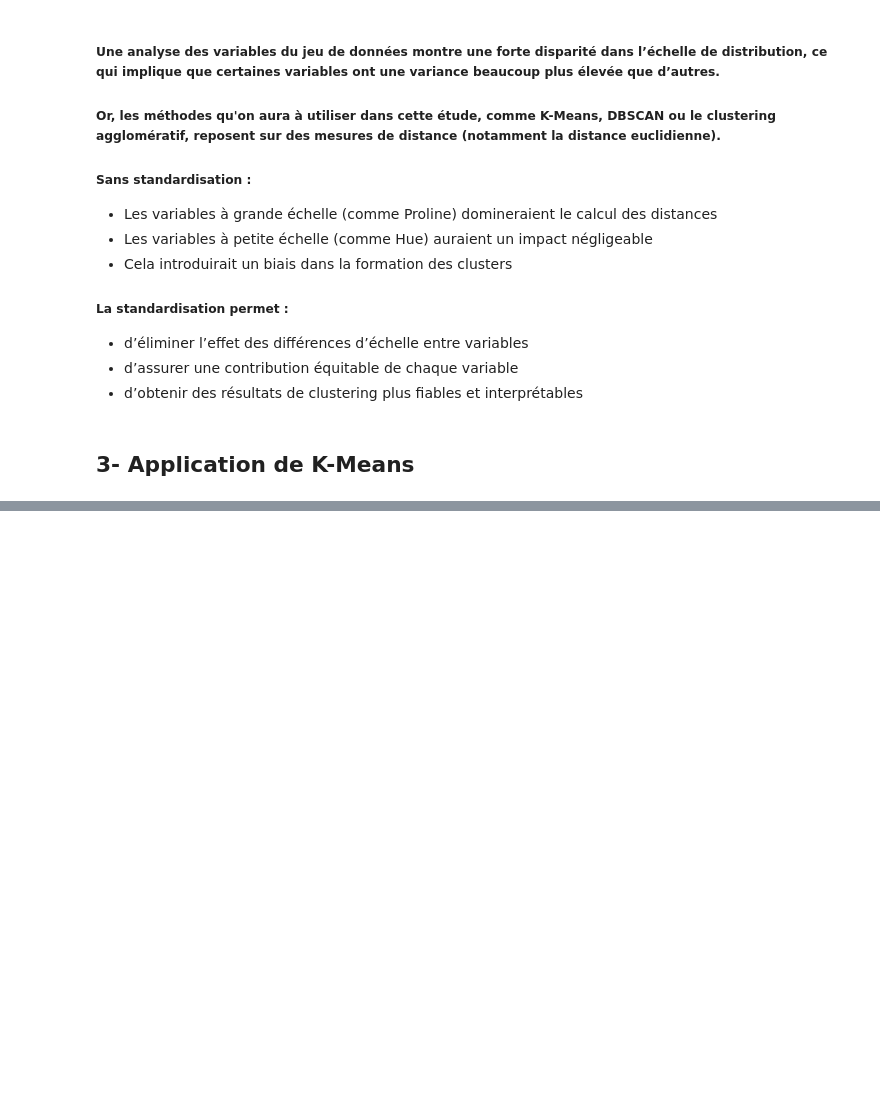
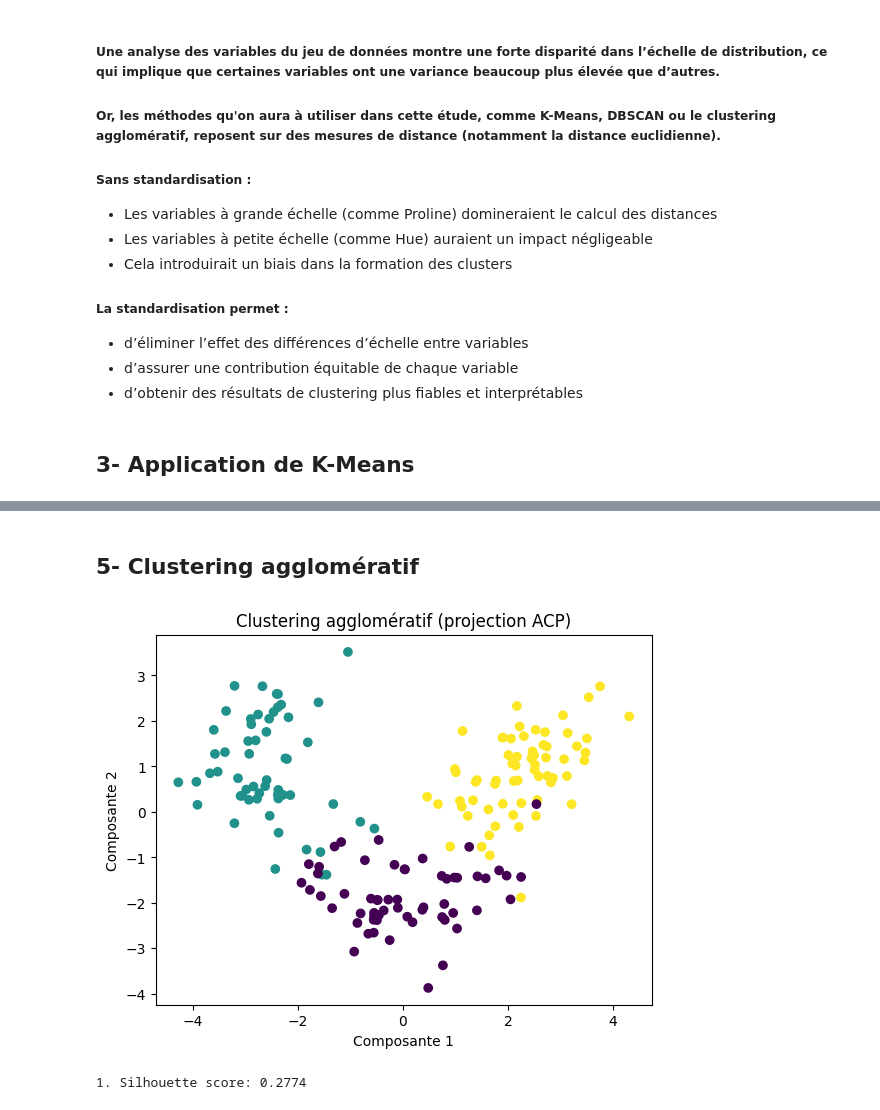
Before and after one commit to PETITLION/FRST_FDS_2025, a Jupyter notebook: TP_Wine_ML_NS_PETIOTE_L.ipynb, the cells around one changed output, grey strips where cells are left out. Drawn from its saved outputs; the diff is of its cells as text; code cells hidden in the pictures; blank space fills up the shorter version.

```diff
--- a/TP_Wine_ML_NS_PETIOTE_L.ipynb
+++ b/TP_Wine_ML_NS_PETIOTE_L.ipynb
@@ -123,0 +250,24 @@ for k in range(1, 10):
+# %% [markdown]
+## 5- Clustering agglomératif
+# %%
+# Clustering agglomératif
+agg = AgglomerativeClustering(n_clusters=3, linkage='ward')
+labels_agg = agg.fit_predict(X_scaled)
+
+# Visualisation avec ACP
+pca = PCA(n_components=2)
+X_pca = pca.fit_transform(X_scaled)
+
+plt.scatter(X_pca[:,0], X_pca[:,1], c=labels_agg)
+#plt.scatter(X_scaled[:,0], X_scaled[:,1], c=labels_agg)
+plt.title("Clustering agglomératif (projection ACP)")
+plt.xlabel("Composante 1")
+plt.ylabel("Composante 2")
+plt.show()
+
+# Evaluation
+sil_score = silhouette_score(X_scaled, labels_agg)
+print(f"\n1. Silhouette score: {sil_score:.4f}")
+# %% [output]
+[figure, added]
+1. Silhouette score: 0.2774
```
Also changed, not shown: parts of 19 cells of this notebook.
